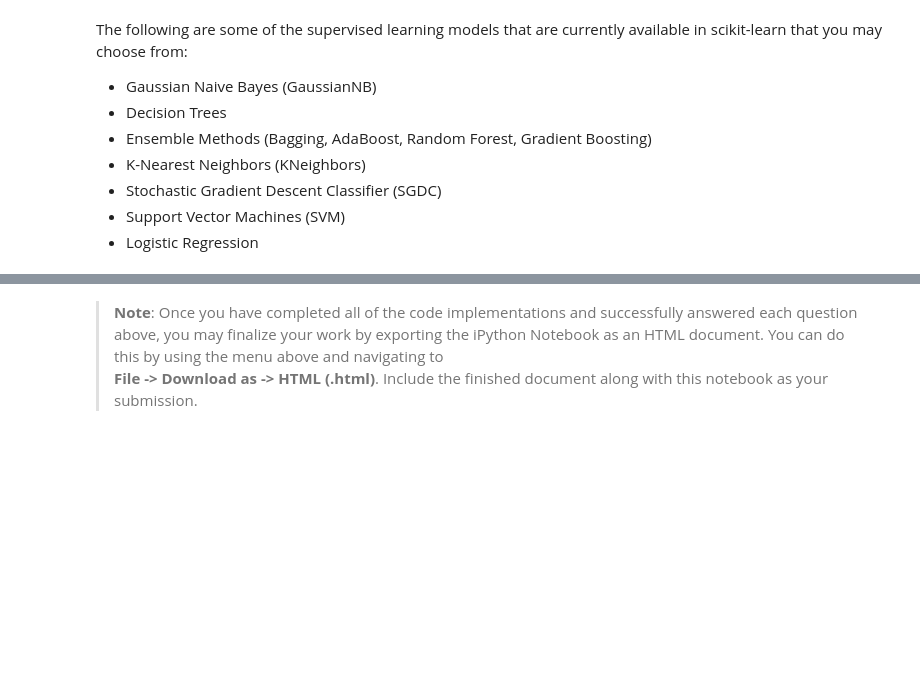
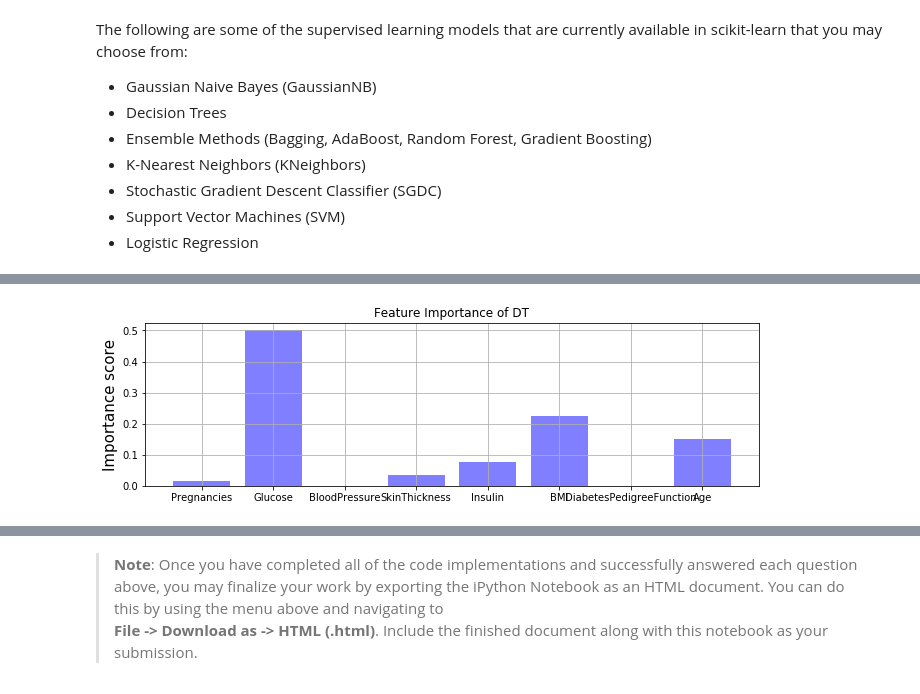
Before and after one commit to manas-mukherjee/MLTools, a Jupyter notebook: src/mlnd-projects/Capstone/diabetes/diabetes.ipynb, the cells around one changed output, grey strips where cells are left out. Drawn from its saved outputs; the diff is of its cells as text; code cells hidden in the pictures; blank space fills up the shorter version.

```diff
--- a/src/mlnd-projects/Capstone/diabetes/diabetes.ipynb
+++ b/src/mlnd-projects/Capstone/diabetes/diabetes.ipynb
@@ -330,0 +345,3 @@ display(features.head(n=5))
+# %%
+features[['SkinThickness', 'Insulin', 'BMI']] = features[['SkinThickness', 'Insulin', 'BMI']].fillna(features[['SkinThickness', 'Insulin', 'BMI']].mean())
+display(features.head(n=5))
@@ -1497,0 +750,79 @@ Inspite of reducing the features set, the model is maintaing a significanlty hig
+# %%
+def model_feature_imp_plot(name, model):
+    features_list = [x for x in X_test]
+
+    y_pos = np.arange(len(features_list))
+    performance = model.feature_importances_
+
+    plt.bar(y_pos, performance, align='center', alpha=0.5, color='b')
+    plt.xticks(y_pos, features_list)
+    plt.ylabel('Importance score', fontsize=15)
+    plt.title("Feature Importance of {}".format(name))
+
+    plt.grid(True)
+    plt.show()
+# %%
+from time import time
+
+names = []
+accuracy_scores = []
+precision_scores = []
+recall_scores = []
+f2_scores = []
+decision_types = []
+training_times = []
+
+for ind, model in enumerate(classifiers):
+    name, model = model
+    start = time()
+    model.fit(X_train, y_train)
+    end = time()
+
+    training_time = end - start
+    training_times.append(round(training_time,3))
+
+    y_pred = model.predict(X_test)
+    accuracy_scores.append(round(accuracy_score(y_test, y_pred),2))
+    precision_scores.append(round(precision_score(y_test, y_pred),2))
+    recall_scores.append(round(recall_score(y_test, y_pred),2))
+
+    cm = confusion_matrix(y_test.values, y_pred)
+    tn, fp, fn, tp =  cm.ravel()
+
+    decision_type = "TN={}, FP={}, FN={}, TP={}".format(tn, fp, fn, tp)
+
+    decision_types.append(decision_type)
+
+    f2_scores.append(round(fbeta_score(y_test, y_pred, beta=2),2))
+    try:
+        print("{}. {} - Feature importance - {}\n".format(ind, name, model.feature_importances_))
+        model_feature_imp_plot(name, model)
+    except (RuntimeError, AttributeError):
+        print("{}. {} - Feature importance - NA\n".format(ind, name))
+        print(name, )
+    names.append(name)
+
+# Adding Benchmark scores for doing a comparitive analysis
+names.append("Benchmark-1")
+accuracy_scores.append(0.31)
+precision_scores.append(0.31)
+recall_scores.append(1)
+f2_scores.append(0.69)
+decision_types.append("TN=0, FP=107, FN=0, TP=47")
+training_times.append(0)
+
+names.append("Benchmark-2")
+accuracy_scores.append(0.5)
+precision_scores.append(0.38)
+recall_scores.append(0.89)
+f2_scores.append(0.7)
+decision_types.append("TN=37, FP=70, FN=5, TP=42")
+training_times.append(0)
+
+tr_split = pd.DataFrame({'Name': names, 'Accuracy Score': accuracy_scores, 'Precision Score' : precision_scores,
+                         'Recall': recall_scores, 'F2-Score': f2_scores,
+                         'DecisionTypes' : decision_types, "TrainingTime" : training_times})
+display(tr_split[['Name', 'F2-Score','Recall','Precision Score','Accuracy Score', 'DecisionTypes', 'TrainingTime']].sort_values(['F2-Score', 'Recall'], ascending=[False, False]))
+
+tr_split.to_csv('score_comparision.csv')
+# %% [output]
@@ -1497,0 +834 @@ Inspite of reducing the features set, the model is maintaing a significanlty hig
+[figure, added]
```
Also changed, not shown: parts of 85 cells of this notebook, 3 other files.
